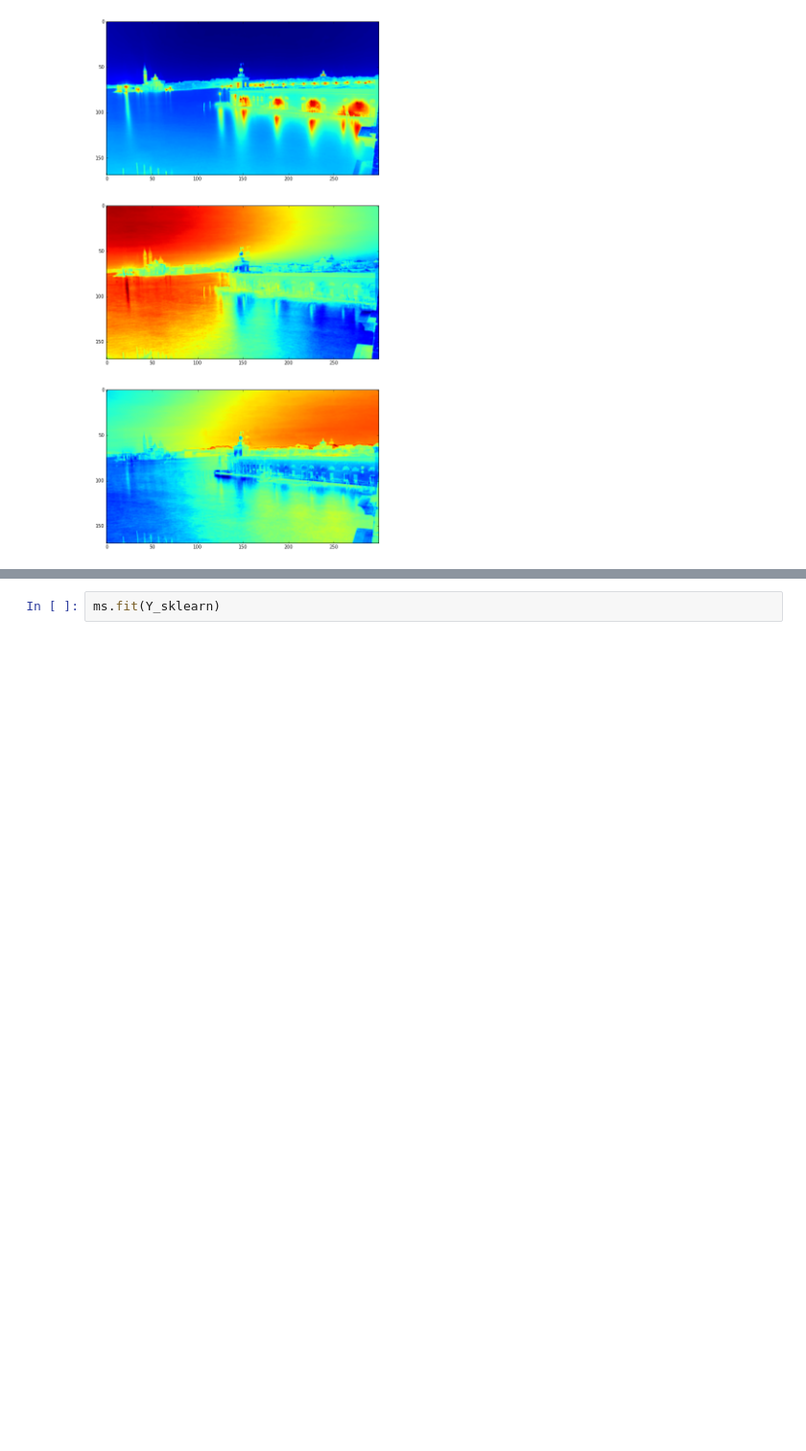
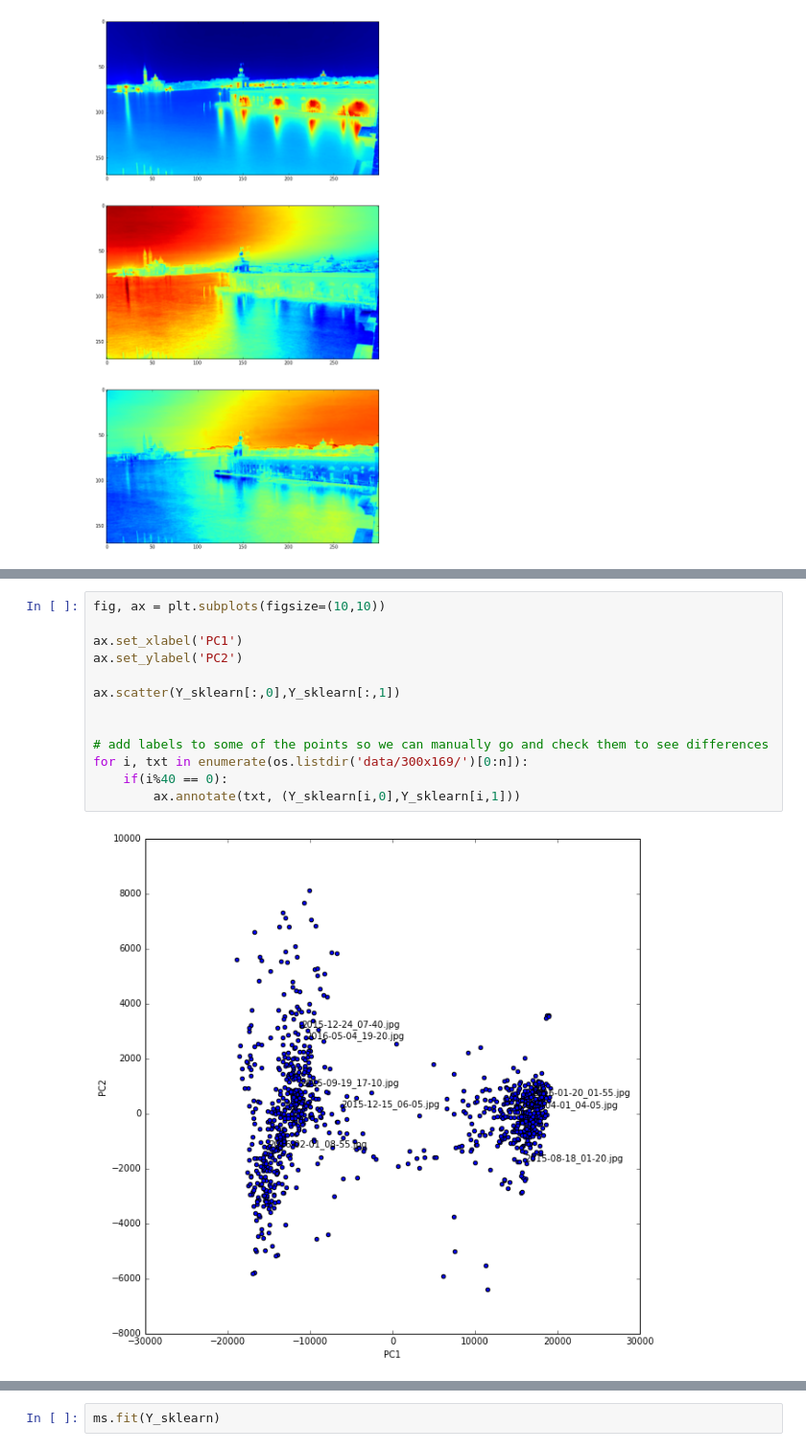
Before and after one commit to christopherlovell/deckchair-pca, a Jupyter notebook: Image_PCA.ipynb, the cells around one changed output, grey strips where cells are left out. Shown at 96% size. Saved outputs shown, nothing was run; the diff lists cells and outputs as text; blank space fills up the shorter version.

```diff
--- a/Image_PCA.ipynb
+++ b/Image_PCA.ipynb
@@ -68,0 +84,15 @@ Can now perform clustering in PC space. Use the meanshift algorithm, which can a
+# %%
+fig, ax = plt.subplots(figsize=(10,10))
+
+ax.set_xlabel('PC1')
+ax.set_ylabel('PC2')
+
+ax.scatter(Y_sklearn[:,0],Y_sklearn[:,1])
+
+
+# add labels to some of the points so we can manually go and check them to see differences
+for i, txt in enumerate(os.listdir('data/300x169/')[0:n]):
+    if(i%40 == 0):
+        ax.annotate(txt, (Y_sklearn[i,0],Y_sklearn[i,1]))
+# %% [output]
+[figure, added]
```
Also changed, not shown: parts of 51 cells of this notebook.
